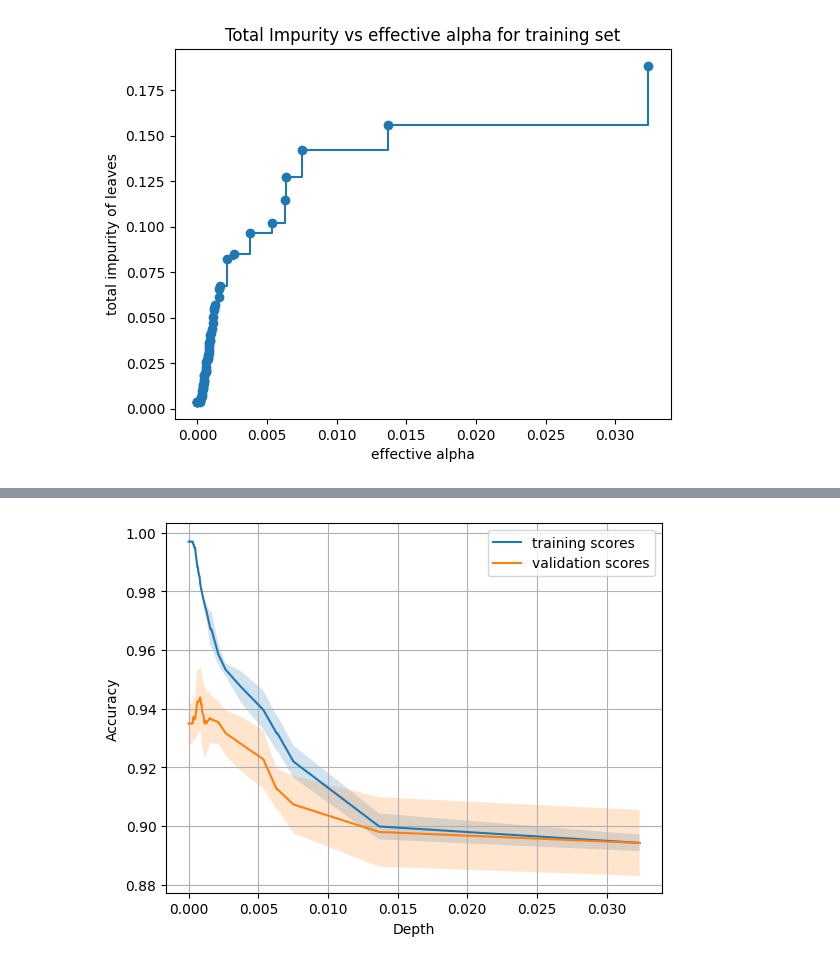
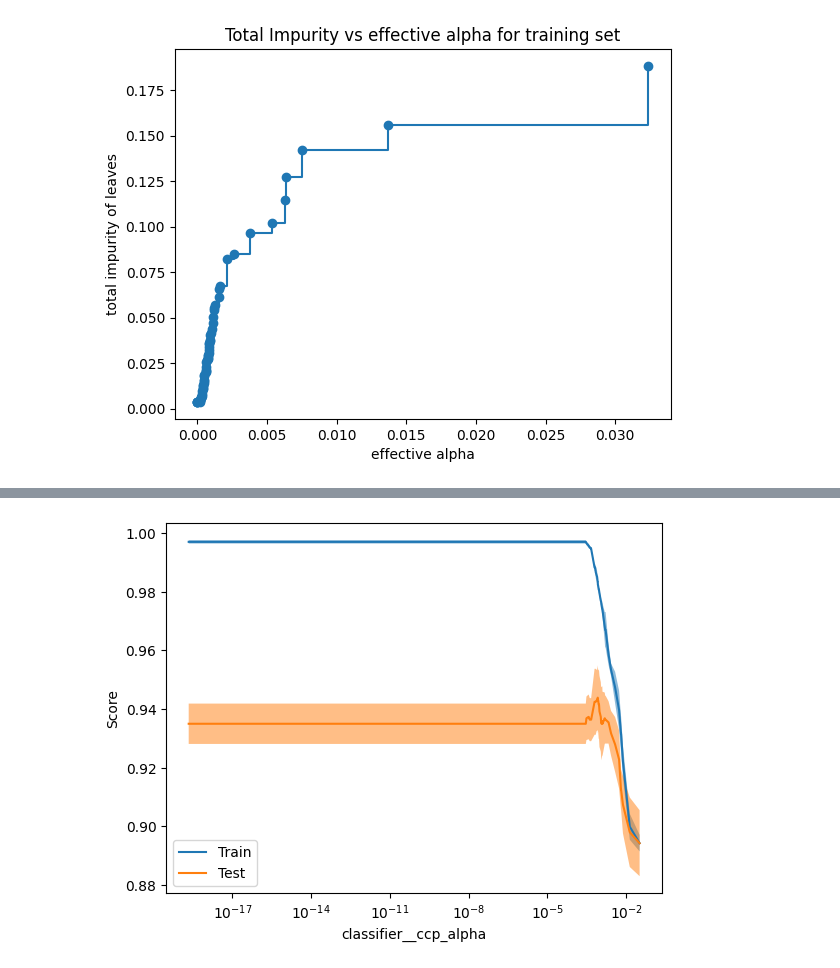
Before and after one commit to garudapaksi-yusuf/Iranian_Telecom_Churn, a Jupyter notebook: notebook/notebook.ipynb, the cells around one changed output, grey strips where cells are left out. Cells and saved outputs as stored; diff of their text form; code cells hidden in the pictures.

```diff
--- a/notebook/notebook.ipynb
+++ b/notebook/notebook.ipynb
@@ -1516,13 +1516,3 @@ ax.set_title("Total Impurity vs effective alpha for training set")
 # %% [output]
 Text(0.5, 1.0, 'Total Impurity vs effective alpha for training set')
 [figure]
-# %%
-clfs = []
-for ccp_alpha in ccp_alphas[2:-1]:
-    clf = tree.DecisionTreeClassifier(random_state=arbitrary_random_state, ccp_alpha=ccp_alpha)
-    clf_pipeline = Pipeline(
-        steps=[("preprocessor", custom_preprocessor),
-               ("classifier", clf)]
-    )
-    clf_pipeline.fit(X_train, y_train)
-    clfs.append(clf_pipeline)
@@ -1554,18 +1518,0 @@ pd.DataFrame(
-# %%
-from sklearn import tree
-from sklearn.pipeline import Pipeline
-
-dt_classifier = tree.DecisionTreeClassifier(
-    ccp_alpha=0.001101,
-    random_state=arbitrary_random_state
-)
-
-dt_pipeline = Pipeline(
-    steps=[("preprocessor", custom_preprocessor),
-           ("classifier", dt_classifier)]
-)
-
-dt_pipeline.fit(
-    X=X_train,
-    y=y_train
-)
@@ -1589,0 +1537,5 @@ dt_pipeline.score(
+# %%
+ccp_alphas_series = pd.Series(data=ccp_alphas)
+ccp_alphas_series = ccp_alphas_series.drop_duplicates()
+ccp_alphas = ccp_alphas_series.to_numpy()
+ccp_alphas
@@ -1590,35 +1557,18 @@ dt_pipeline.score(
 # %%
-from sklearn.model_selection import validation_curve
+from sklearn.model_selection import ValidationCurveDisplay
 
-val_train, val_test = validation_curve(
+ValidationCurveDisplay.from_estimator(
     estimator=dt_pipeline,
     X=X_train,
     y=y_train,
     param_name="classifier__ccp_alpha",
     param_range=ccp_alphas[2:-1],
     cv=None,
     n_jobs=-1
 )
+
+plt.show()
+# %% [output]
+[figure, added]
-# %%
-def plot_with_err(x, data, **kwargs):
-    mu, std = data.mean(1), data.std(1)
-    lines = plt.plot(x, mu, "-", **kwargs)
-    plt.fill_between(
-        x,
-        mu - std,
-        mu + std,
-        edgecolor="none",
-        facecolor=lines[0].get_color(),
-        alpha=0.2,
-    )
-
-plot_with_err(ccp_alphas[2:-1], val_train, label="training scores")
-plot_with_err(ccp_alphas[2:-1], val_test, label="validation scores")
-plt.xlabel("Depth")
-plt.ylabel("Accuracy")
-plt.legend()
-plt.grid(True)
-# %% [output]
-[figure, removed]
 # %%
 from sklearn.model_selection import GridSearchCV
```
Also changed, not shown: parts of 12 cells of this notebook.
